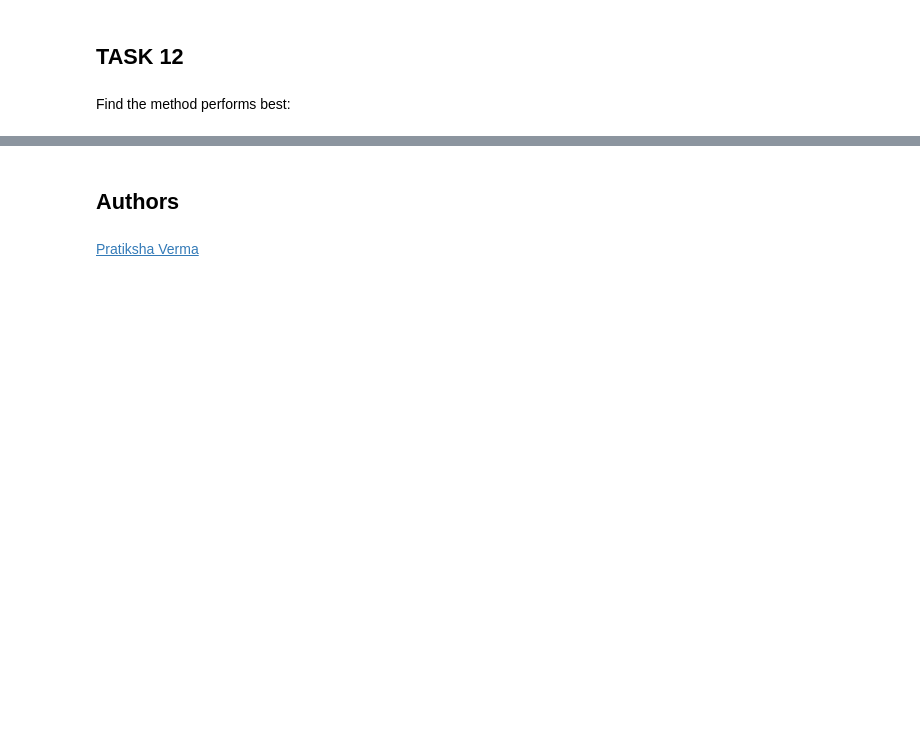
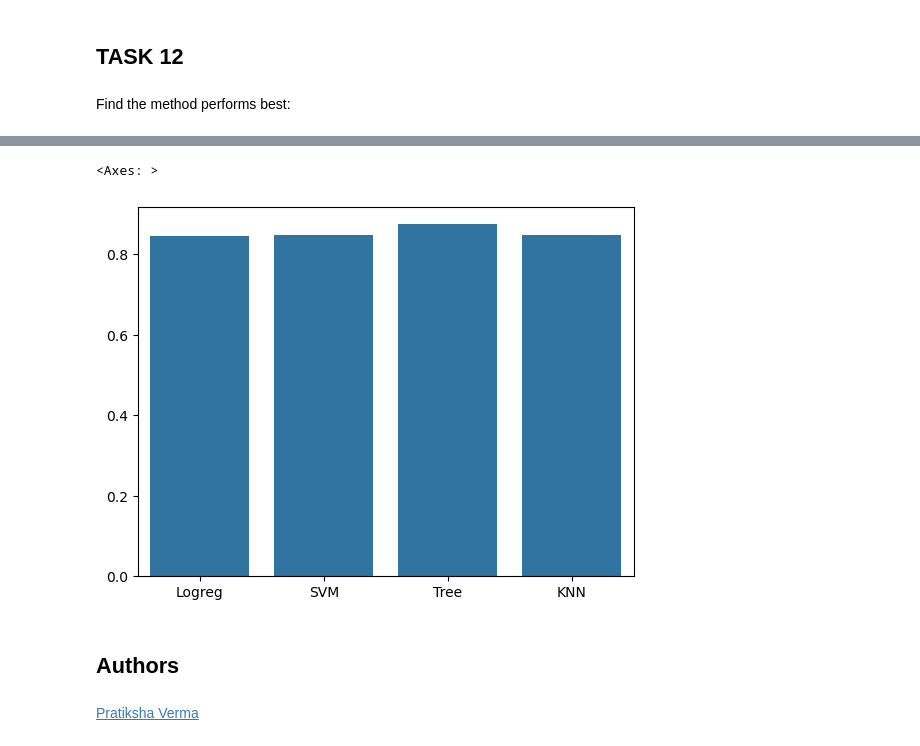
Before and after one commit to EverVino/data-science-capstone, a Jupyter notebook: 08-SpaceX-Machine-Learning-Prediction-Part-5-v1.ipynb, the cells around one changed output, grey strips where cells are left out. Drawn from its saved outputs; the diff is of its cells as text; code cells hidden in the pictures; blank space fills up the shorter version.

```diff
--- a/08-SpaceX-Machine-Learning-Prediction-Part-5-v1.ipynb
+++ b/08-SpaceX-Machine-Learning-Prediction-Part-5-v1.ipynb
@@ -326,3 +328,10 @@ tree
+# %%
+keys = ["Logreg", "SVM", "Tree", "KNN"]
+vals = [0.8464,0.8482,0.875,0.8482]
+sns.barplot(x=keys, y=vals)
+# %% [output]
+<Axes: >
+[figure, added]
 # %% [markdown]
 ## Authors
 # %% [markdown]
```
Also changed, not shown: parts of 5 cells of this notebook, 1 other file.
